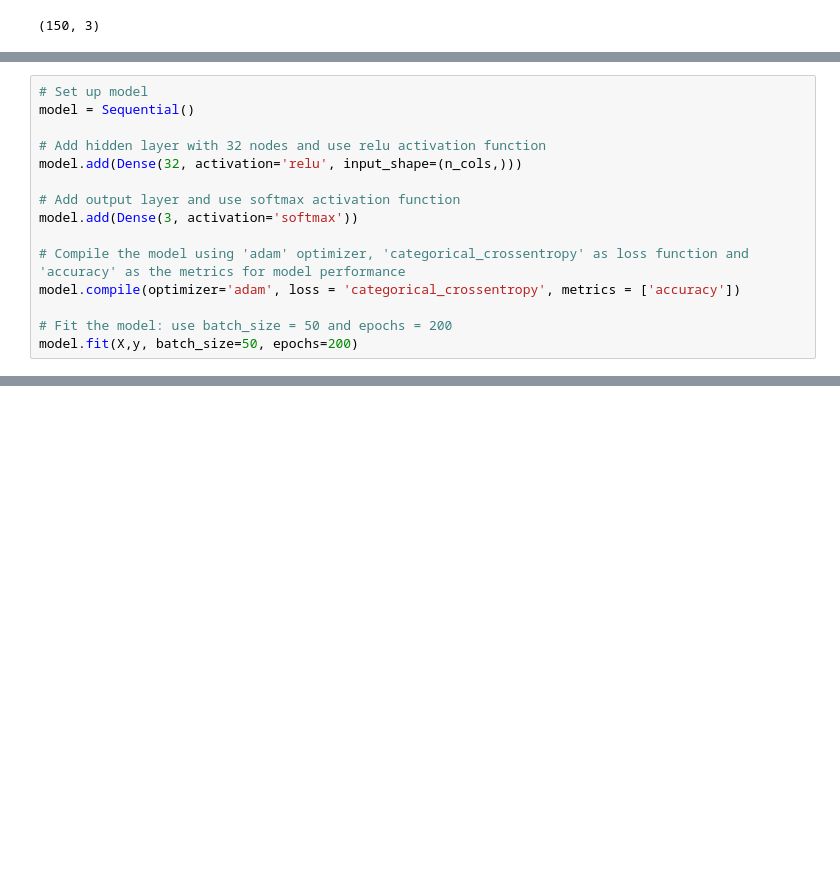
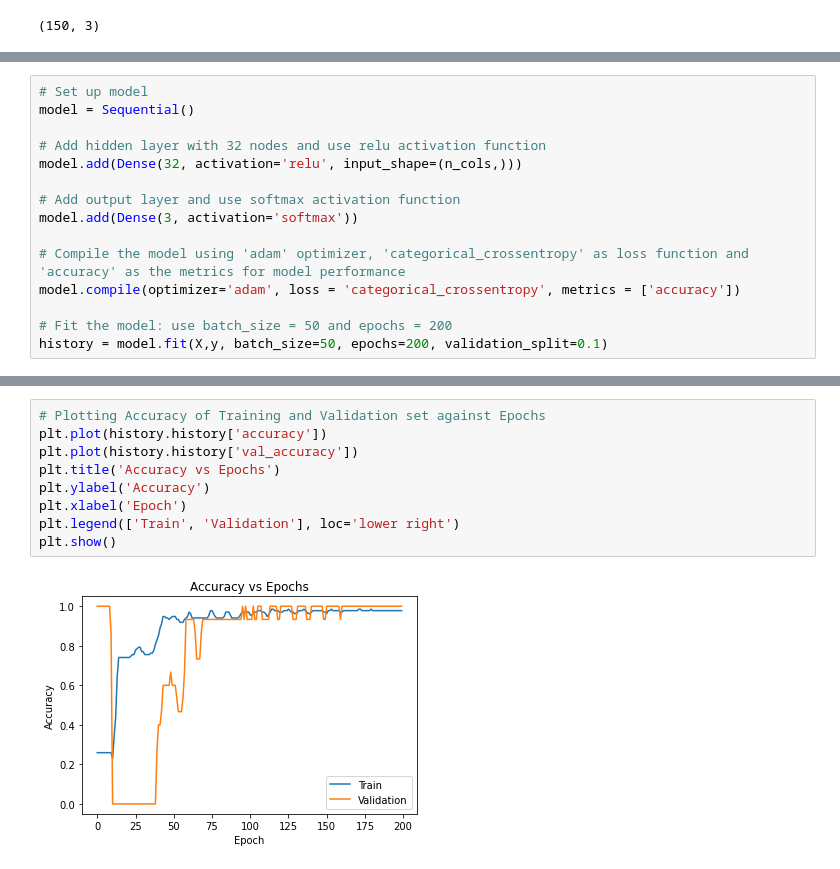
Before and after one commit to rohitkg83/Deep_Learning, a Jupyter notebook: IRIS.ipynb, the cells around one changed output, grey strips where cells are left out. Saved outputs shown, nothing was run; the diff lists cells and outputs as text; blank space fills up the shorter version.

Commit message:
Divided the dataset into training, validation and test sets and evaluated the performance.

```diff
--- a/IRIS.ipynb
+++ b/IRIS.ipynb
@@ -53,6 +59,6 @@ model.add(Dense(3, activation='softmax'))
 model.compile(optimizer='adam', loss = 'categorical_crossentropy', metrics = ['accuracy'])
 
 # Fit the model: use batch_size = 50 and epochs = 200
-model.fit(X,y, batch_size=50, epochs=200)
+history = model.fit(X,y, batch_size=50, epochs=200, validation_split=0.1)
 # %% [output]
 Epoch 1/200
@@ -75,0 +81,11 @@ Epoch 200/200
+# %%
+# Plotting Accuracy of Training and Validation set against Epochs
+plt.plot(history.history['accuracy'])
+plt.plot(history.history['val_accuracy'])
+plt.title('Accuracy vs Epochs')
+plt.ylabel('Accuracy')
+plt.xlabel('Epoch')
+plt.legend(['Train', 'Validation'], loc='lower right')
+plt.show()
+# %% [output]
+[figure, added]
```
Also changed, not shown: parts of 5 cells of this notebook.
